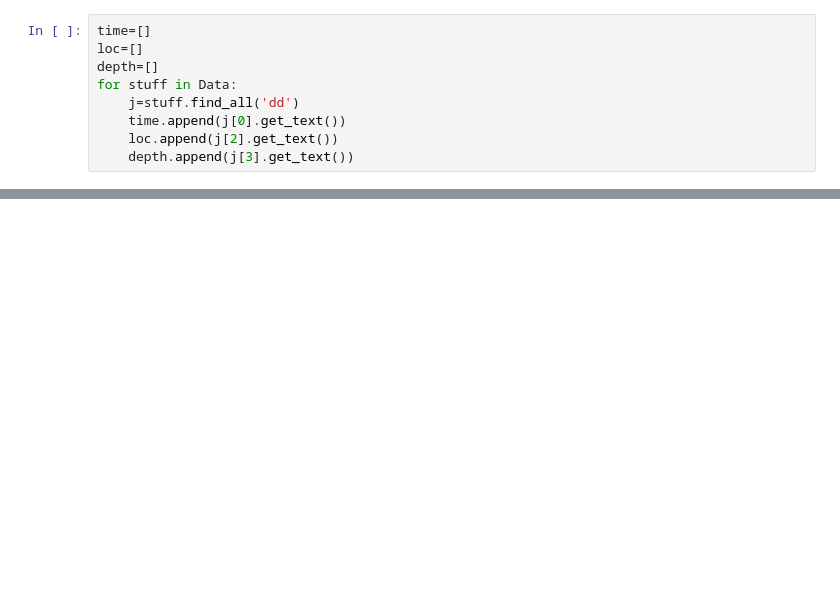
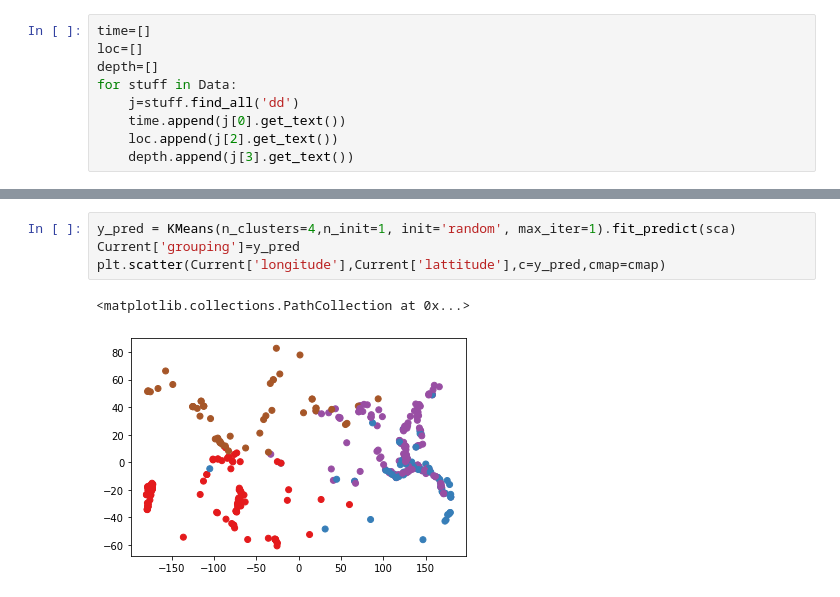
Before and after one commit to pmundot/Earthquakes, a Jupyter notebook: USGS_Data_Scrape_and _Map.ipynb, the cells around one changed output, grey strips where cells are left out. Cells and saved outputs as stored; diff of their text form; blank space fills up the shorter version.

Commit message:
Clustering is still going

```diff
--- a/USGS_Data_Scrape_and _Map.ipynb
+++ b/USGS_Data_Scrape_and _Map.ipynb
@@ -134,0 +154,7 @@ NameError: name 'g1' is not defined
+# %%
+y_pred = KMeans(n_clusters=4,n_init=1, init='random', max_iter=1).fit_predict(sca)
+Current['grouping']=y_pred
+plt.scatter(Current['longitude'],Current['lattitude'],c=y_pred,cmap=cmap)
+# %% [output]
+<matplotlib.collections.PathCollection at 0x...>
+[figure, added]
```
Also changed, not shown: parts of 11 cells of this notebook.
